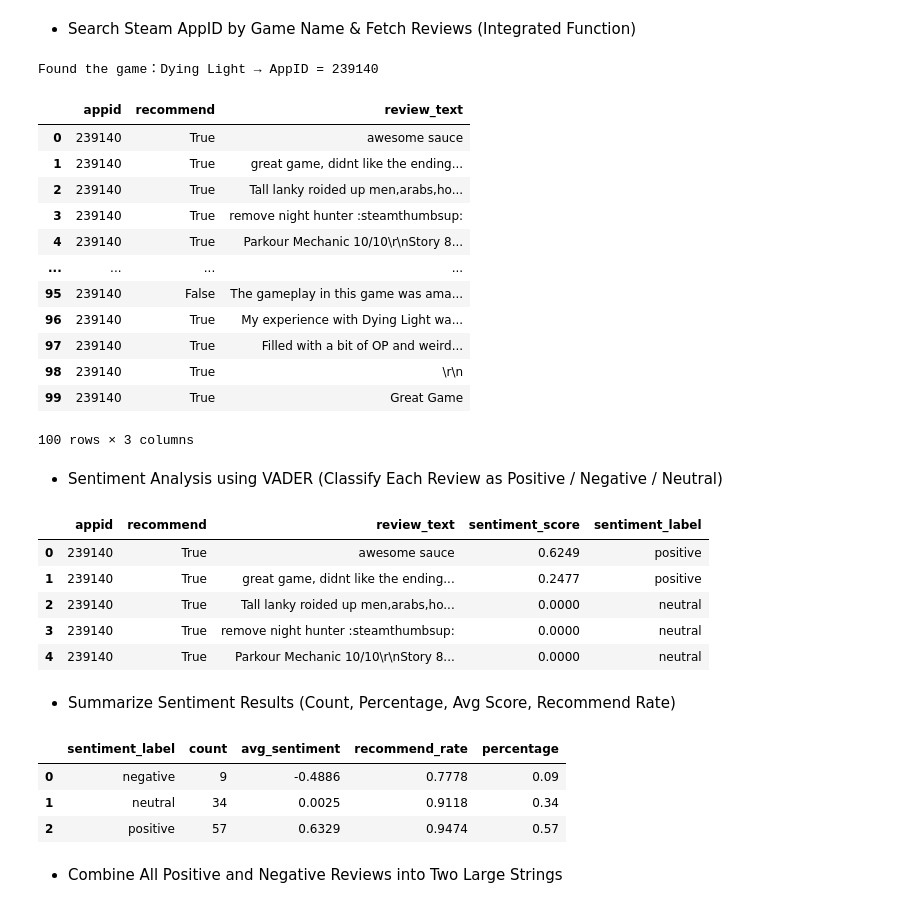
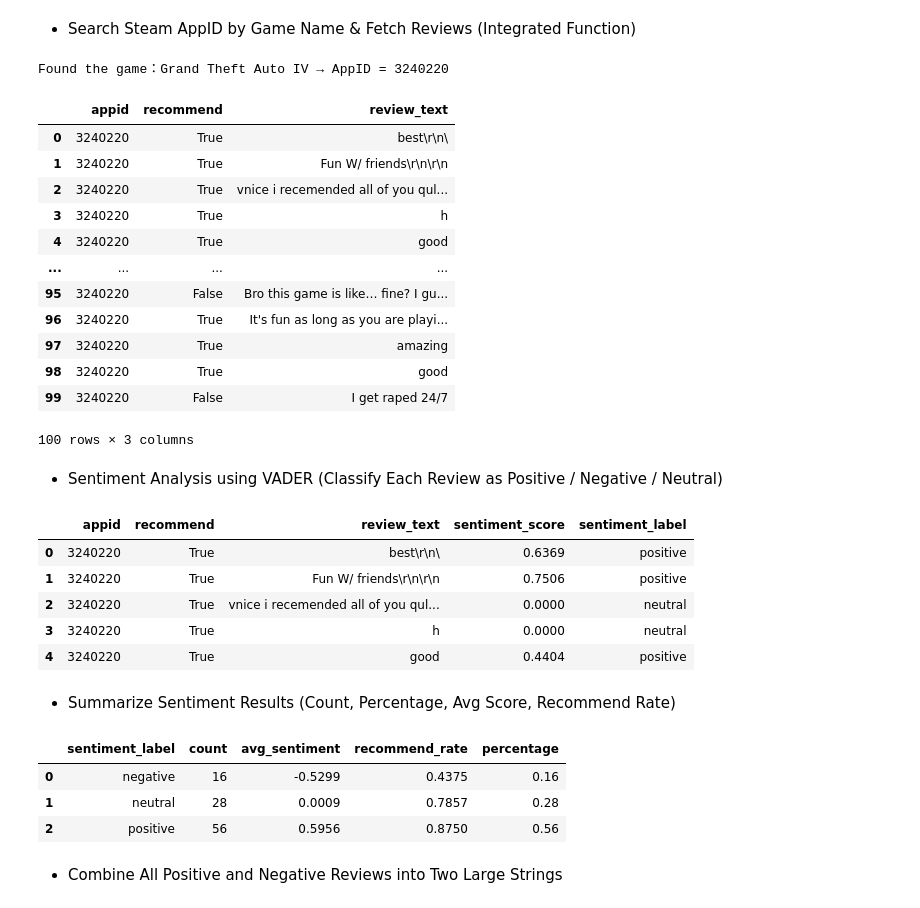
Before and after one commit to UoA-704/pyproject, a Jupyter notebook: groupAssignment.ipynb, the cells around one changed output. Saved outputs shown, nothing was run; the diff lists cells and outputs as text; code cells hidden in the pictures.

```diff
--- a/groupAssignment.ipynb
+++ b/groupAssignment.ipynb
@@ -714,41 +714,41 @@ def fetch_steam_reviews(appid, num=100):
 # %%
 ## This function combines two steps:
 ##    1) Search Steam AppID using the game name
 ##    2) Fetch reviews using the AppID (from our previous API function)
 ##
 ## In other words:
 ##    You type a game name → It automatically finds its AppID →
 ##    Then downloads the latest `num` reviews and returns them in a DataFrame.
 ##
 ## This is the MOST important integration function in Task 3.
 
 def fetch_reviews_by_name(game_name, num=100):
     appid = search_steam_appid(game_name)
 
     if appid is None:
         print(f"❌ Unable to find {game_name} 的 AppID")
         return pd.DataFrame()
 
     print(f"Found the game：{game_name} → AppID = {appid}")
 
     return fetch_steam_reviews(appid, num=num)
 
-comments_df = fetch_reviews_by_name("Dying Light", 100)
+comments_df = fetch_reviews_by_name("Grand Theft Auto IV", 100)
 comments_df
 # %% [output]
-Found the game：Dying Light → AppID = 239140
+Found the game：Grand Theft Auto IV → AppID = 3240220
 |  | appid | recommend | review_text |
-| 0 | 239140 | True | awesome sauce |
-| 1 | 239140 | True | great game, didnt like the ending... |
-| 2 | 239140 | True | Tall lanky roided up men,arabs,ho... |
-| 3 | 239140 | True | remove night hunter :steamthumbsup: |
-| 4 | 239140 | True | Parkour Mechanic 10/10\r\nStory 8... |
+| 0 | 3240220 | True | best\r\n\ |
+| 1 | 3240220 | True | Fun W/ friends\r\n\r\n |
+| 2 | 3240220 | True | vnice i recemended all of you qul... |
+| 3 | 3240220 | True | h |
+| 4 | 3240220 | True | good |
 | ... | ... | ... | ... |
-| 95 | 239140 | False | The gameplay in this game was ama... |
-| 96 | 239140 | True | My experience with Dying Light wa... |
-| 97 | 239140 | True | Filled with a bit of OP and weird... |
-| 98 | 239140 | True | \r\n |
-| 99 | 239140 | True | Great Game |
+| 95 | 3240220 | False | Bro this game is like… fine? I gu... |
+| 96 | 3240220 | True | It's fun as long as you are playi... |
+| 97 | 3240220 | True | amazing |
+| 98 | 3240220 | True | good |
+| 99 | 3240220 | False | I get raped 24/7 |
 100 rows × 3 columns
 # %% [markdown]
 - Sentiment Analysis using VADER (Classify Each Review as Positive / Negative / Neutral)
@@ -780,11 +780,11 @@ comments_df["sentiment_label"] = comments_df["sentiment_score"].apply(label_sent
 comments_df.head()
 # %% [output]
 |  | appid | recommend | review_text | sentiment_score | sentiment_label |
-| 0 | 239140 | True | awesome sauce | 0.6249 | positive |
-| 1 | 239140 | True | great game, didnt like the ending... | 0.2477 | positive |
-| 2 | 239140 | True | Tall lanky roided up men,arabs,ho... | 0.0000 | neutral |
-| 3 | 239140 | True | remove night hunter :steamthumbsup: | 0.0000 | neutral |
-| 4 | 239140 | True | Parkour Mechanic 10/10\r\nStory 8... | 0.0000 | neutral |
+| 0 | 3240220 | True | best\r\n\ | 0.6369 | positive |
+| 1 | 3240220 | True | Fun W/ friends\r\n\r\n | 0.7506 | positive |
+| 2 | 3240220 | True | vnice i recemended all of you qul... | 0.0000 | neutral |
+| 3 | 3240220 | True | h | 0.0000 | neutral |
+| 4 | 3240220 | True | good | 0.4404 | positive |
 # %% [markdown]
 - Summarize Sentiment Results (Count, Percentage, Avg Score, Recommend Rate)
 # %%
@@ -804,9 +804,9 @@ summary_df["recommend_rate"] = summary_df["recommend_rate"].round(4)
 summary_df
 # %% [output]
 |  | sentiment_label | count | avg_sentiment | recommend_rate | percentage |
-| 0 | negative | 9 | -0.4886 | 0.7778 | 0.09 |
-| 1 | neutral | 34 | 0.0025 | 0.9118 | 0.34 |
-| 2 | positive | 57 | 0.6329 | 0.9474 | 0.57 |
+| 0 | negative | 16 | -0.5299 | 0.4375 | 0.16 |
+| 1 | neutral | 28 | 0.0009 | 0.7857 | 0.28 |
+| 2 | positive | 56 | 0.5956 | 0.8750 | 0.56 |
 # %% [markdown]
 - Combine All Positive and Negative Reviews into Two Large Strings
 # %%
```
Also changed, not shown: parts of 3 cells of this notebook.
